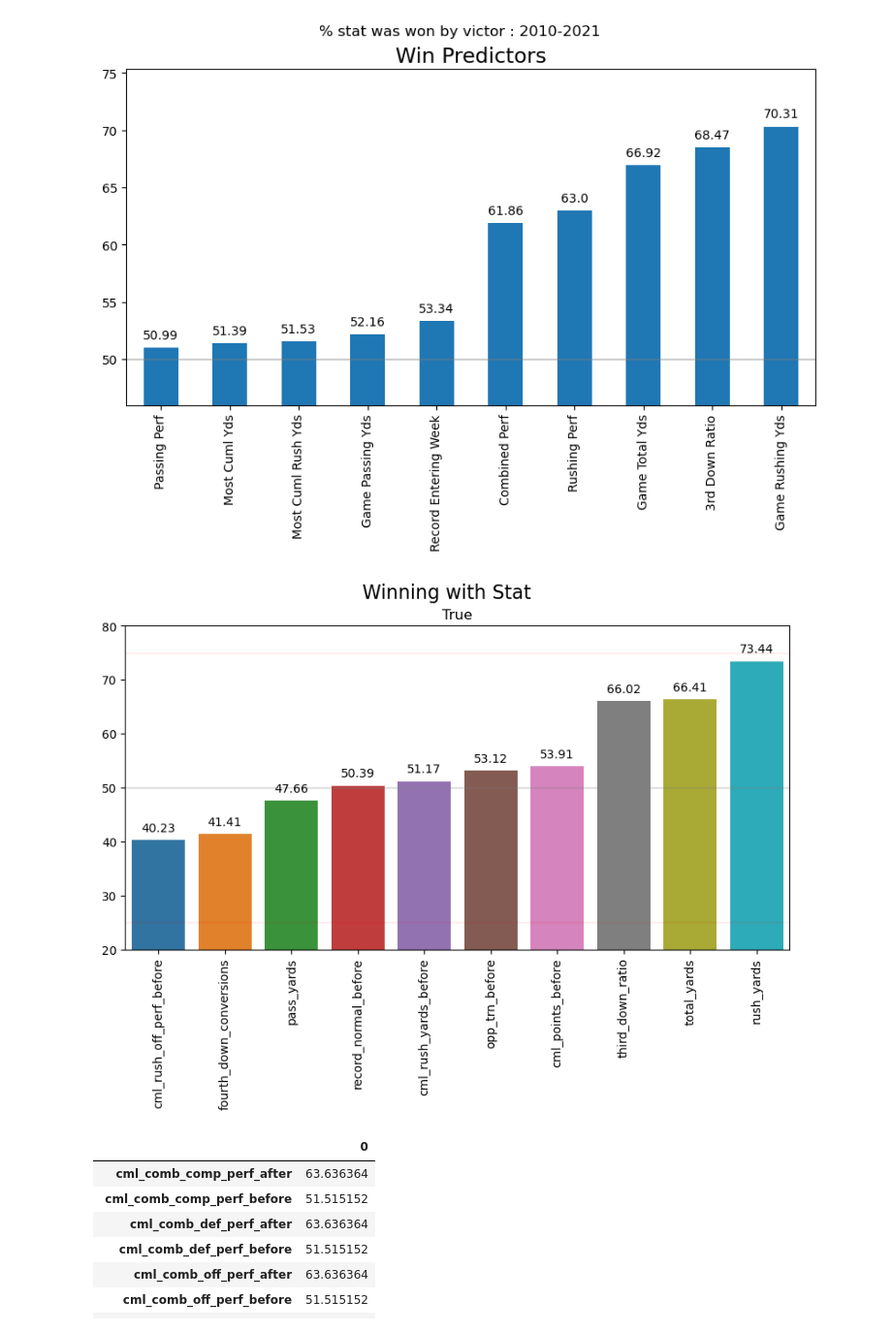
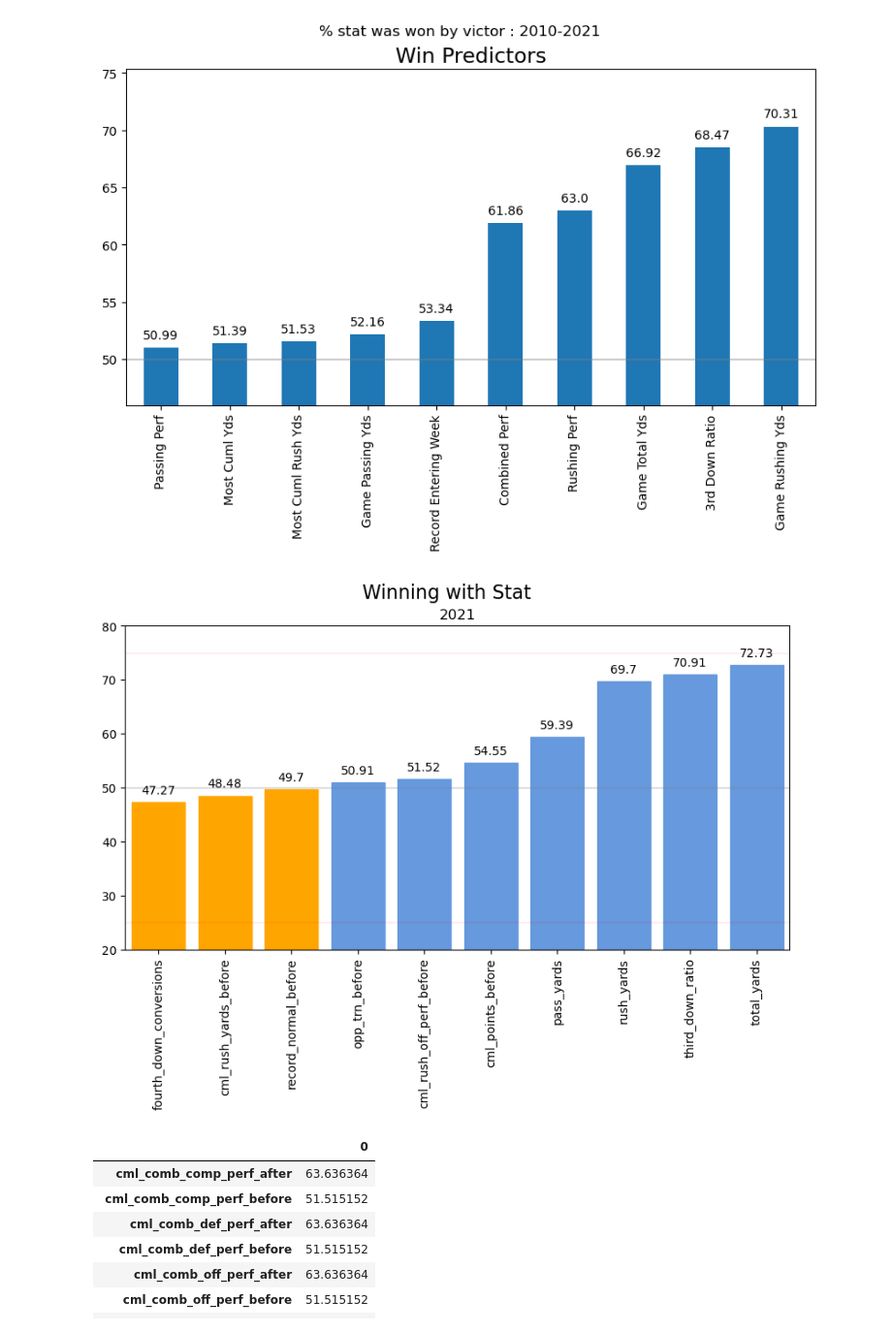
Before and after one commit to bladnman/footballing, a Jupyter notebook: notebooks/2.0.visualizations/working_viz.ipynb, the cells around one changed output. Shown at 97% size. Cells and saved outputs as stored; diff of their text form; code cells hidden in the pictures.

```diff
--- a/notebooks/2.0.visualizations/working_viz.ipynb
+++ b/notebooks/2.0.visualizations/working_viz.ipynb
@@ -115,39 +116,40 @@ importlib.reload(guplot) # every run
 ###
 ### WIN PREDICTORS
 ###
-
+year = 2021
 df = nfld.data_by_game()
-df = df[df['year'] == 2018]
+df = df[df['year'] == year]
 # df = df[df['week'] == 14]
 
 fields = [
     'record_normal_before',
     'third_down_ratio',
     'cml_points_before',
     'cml_rush_yards_before',
     'cml_rush_off_perf_before',
     'fourth_down_conversions',
     'opp_trn_before',
     'rush_yards',
     'pass_yards',
     'total_yards',
 ]
 data = {}
 for field in fields:
     perc, total = gu.get_wins_with_more_in_field(df, field)
     data[field] = perc
 
 for item in data:
     data[item] = [data[item]]
 pdf = pd.DataFrame(data)
 # sort the columns
 pdf = pdf.T.sort_values(by=0).T
-guplot.bar_percent_plot(pdf,
+guplot.bar_percent_plot_v2(pdf,
                         suptitle="Winning with Stat",
-                        title=True,
-                        ylimit=(20,80))
+                        title=year,
+                        ylimit=(20,80),
+                        color_fn=guplot.get_bar_color_25_50_75)
 # %% [output]
-[figure, old version]
+[figure, new version]
 # %%
 
 ###
```
Also changed, not shown: parts of 2 cells of this notebook, 4 other files.
